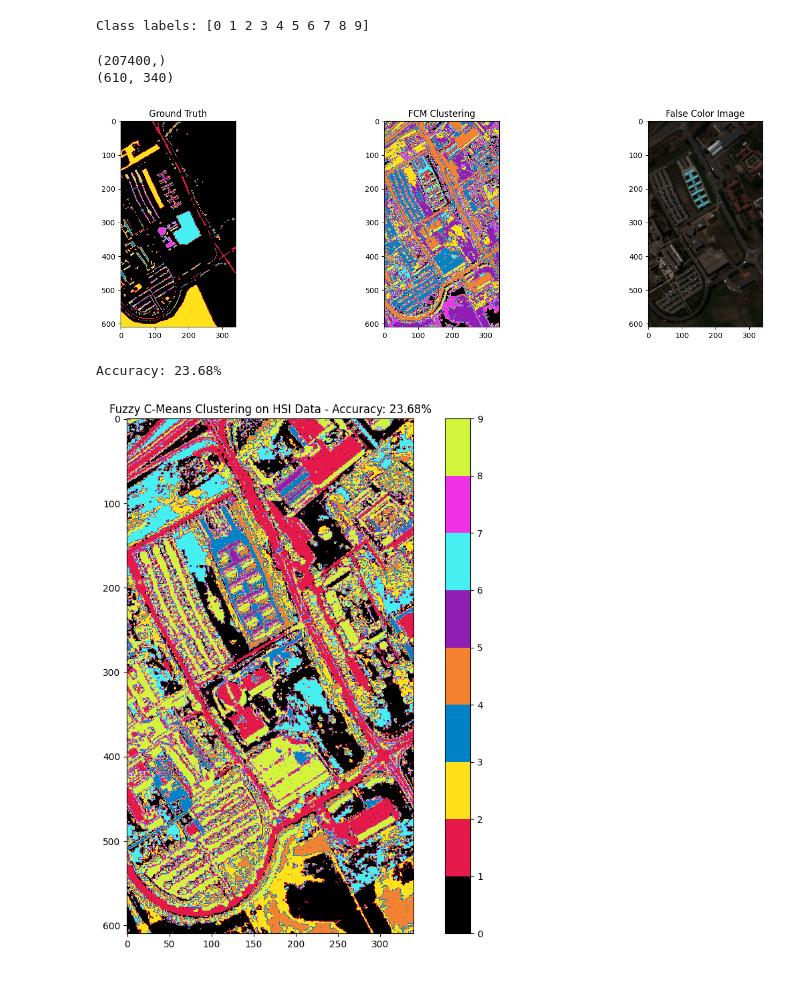
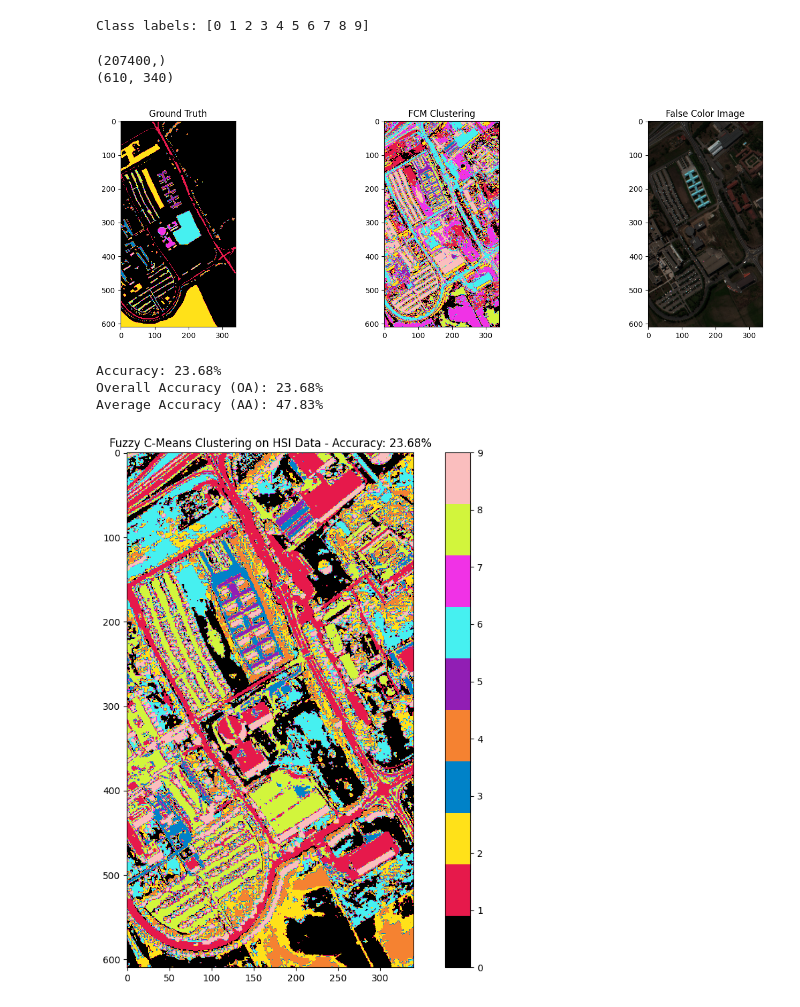
Before and after one commit to DFeng0215/FCMM, a Jupyter notebook: PU_FCM.ipynb, the cells around one changed output. Saved outputs shown, nothing was run; the diff lists cells and outputs as text; code cells hidden in the pictures.

```diff
--- a/PU_FCM.ipynb
+++ b/PU_FCM.ipynb
@@ -81,7 +81,7 @@ print("Class labels:", classes)
 #將三維數據降至二維
 data = img.reshape(-1, img.shape[-1])
 
-U, centroids = fuzzy_c_means(data, c=9, m=1.5)
+U, centroids = fuzzy_c_means(data, c=10, m=1.5)
 # print("Centroids:", centroids)
 # %% [output]
 Class labels: [0 1 2 3 4 5 6 7 8 9]
@@ -91,42 +91,42 @@ print(labels.shape)
 clustered_img = labels.reshape(img.shape[:2])
 print(clustered_img.shape)
 
-# 定義16種顏色
+# 定義9種顏色
 colors = [
     "#000000", "#e6194b", "#ffe119", "#0082c8", "#f58231", "#911eb4", "#46f0f0", "#f032e6",
-    "#d2f53c"
+    "#d2f53c", "#fabebe"
 ]
 cmap = ListedColormap(colors)
 
 
 plt.figure(figsize=(18, 5))
 
 # Ground Truth
 plt.subplot(1, 3, 1)
 plt.title("Ground Truth")
 plt.imshow(gt, cmap=cmap)
 
 # FCM Clustering Result
 plt.subplot(1, 3, 2)
 plt.title("FCM Clustering")
 plt.imshow(clustered_img, cmap=cmap)
 
 # False Color Image (使用波段 50, 27, 17)
 false_color_img = img[:, :, [50, 27, 17]]
 
 # 縮放假彩色圖像的值到0-255範圍
 false_color_img = (false_color_img - false_color_img.min()) / (false_color_img.max() - false_color_img.min()) * 255
 false_color_img = false_color_img.astype(np.uint8)
 
 plt.subplot(1, 3, 3)
 plt.title("False Color Image")
 plt.imshow(false_color_img)
 
 plt.show()
 # %% [output]
 (207400,)
 (610, 340)
-[figure, old version]
+[figure, new version]
 # %%
 # 並且已經有 gt 加載和重塑為一維向量
 gt_flat = gt.flatten()
@@ -145,6 +145,17 @@ remapped_labels = np.array([label_mapping[label] for label in labels])
 accuracy = np.sum(remapped_labels == gt_flat) / gt_flat.size
 print(f"Accuracy: {accuracy * 100:.2f}%")
 
+cm_news = confusion_matrix(gt_flat, remapped_labels)
+
+# 計算整體精確度 (Overall Accuracy, OA)
+OA = np.trace(cm_news) / np.sum(cm_news)
+print(f"Overall Accuracy (OA): {OA * 100:.2f}%")
+
+# 計算平均精確度 (Average Accuracy, AA)
+class_accuracies = np.diag(cm_news) / np.sum(cm_news, axis=1)
+AA = np.mean(class_accuracies)
+print(f"Average Accuracy (AA): {AA * 100:.2f}%")
+
 # 可視化重映射後的分群結果
 remapped_clustered_img = remapped_labels.reshape(img.shape[:2])
 
@@ -155,4 +166,6 @@ plt.title(f'Fuzzy C-Means Clustering on HSI Data - Accuracy: {accuracy * 100:.2f
 plt.show()
 # %% [output]
 Accuracy: 23.68%
+Overall Accuracy (OA): 23.68%
+Average Accuracy (AA): 47.83%
-[figure, old version]
+[figure, new version]
```
Also changed, not shown: parts of 1 cell of this notebook, 5 other files.
